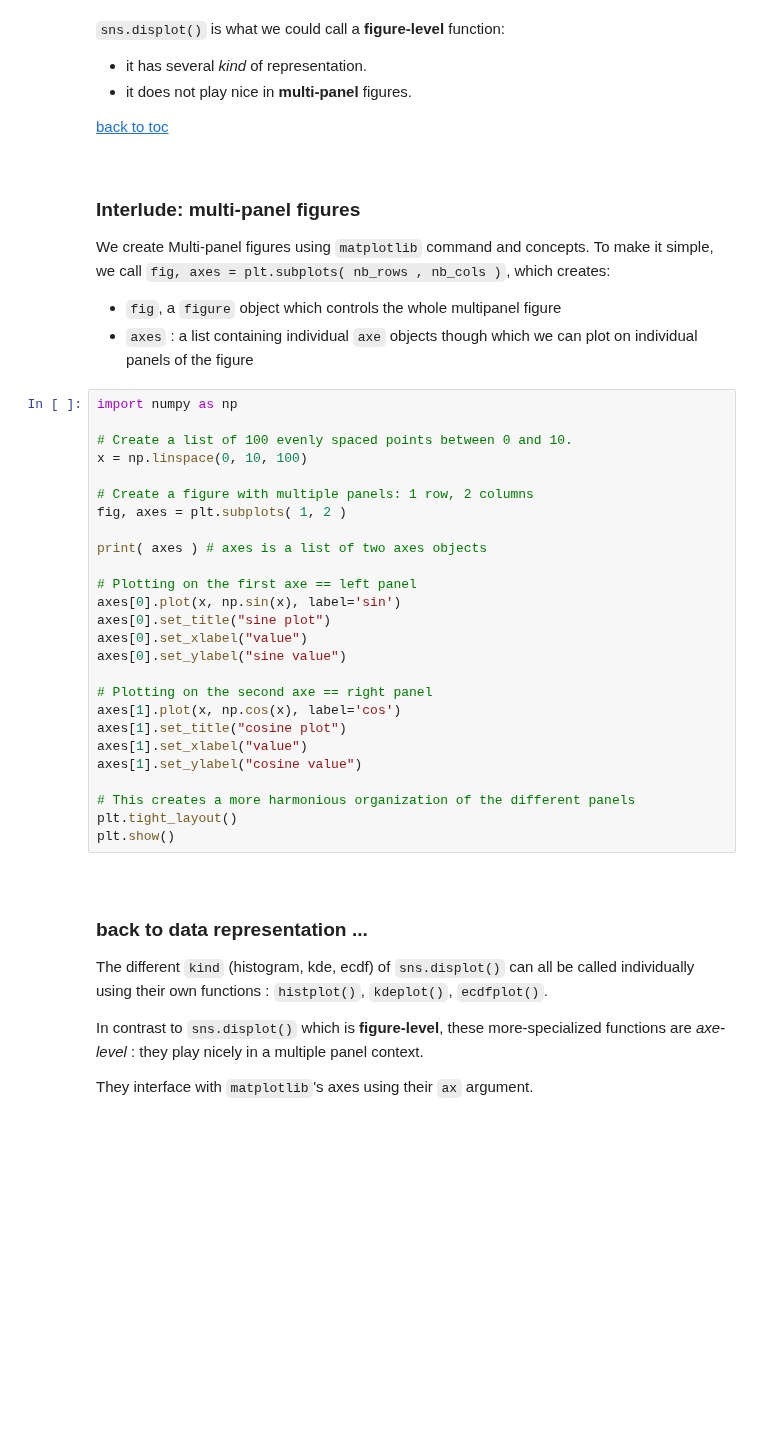
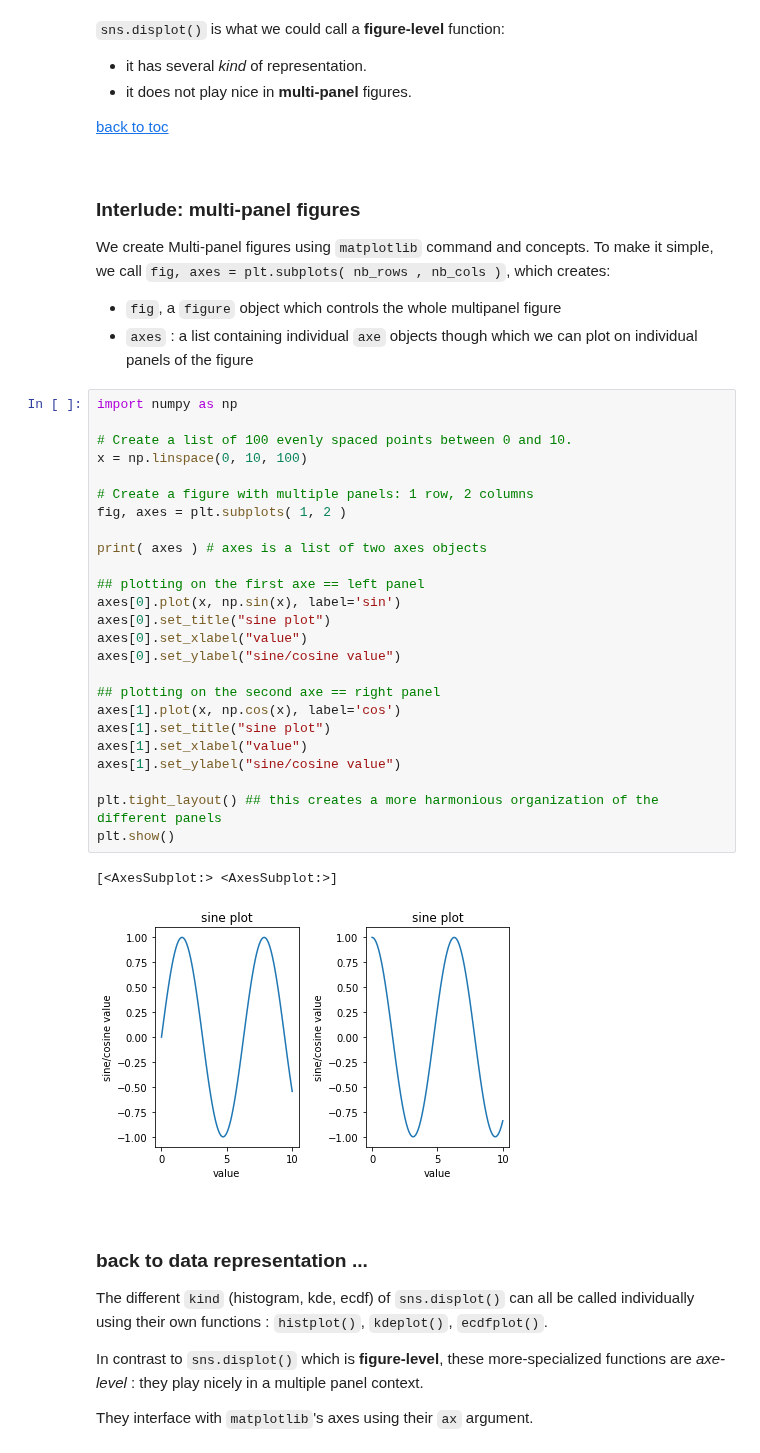
Before and after one commit to sib-swiss/intermediate-python-training, a Jupyter notebook: 01_data_manipulation_and_representation.ipynb, the cells around one changed output. Saved outputs shown, nothing was run; the diff lists cells and outputs as text; blank space fills up the shorter version.

```diff
--- a/01_data_manipulation_and_representation.ipynb
+++ b/01_data_manipulation_and_representation.ipynb
@@ -837,29 +1464,31 @@ To make it simple, we call `fig, axes = plt.subplots( nb_rows , nb_cols )`, whic
 # %%
 import numpy as np
 
 # Create a list of 100 evenly spaced points between 0 and 10.
 x = np.linspace(0, 10, 100)
 
 # Create a figure with multiple panels: 1 row, 2 columns
 fig, axes = plt.subplots( 1, 2 )
 
 print( axes ) # axes is a list of two axes objects
 
-# Plotting on the first axe == left panel
+## plotting on the first axe == left panel
 axes[0].plot(x, np.sin(x), label='sin')
 axes[0].set_title("sine plot")
 axes[0].set_xlabel("value")
-axes[0].set_ylabel("sine value")
+axes[0].set_ylabel("sine/cosine value")
 
-# Plotting on the second axe == right panel
+## plotting on the second axe == right panel
 axes[1].plot(x, np.cos(x), label='cos')
-axes[1].set_title("cosine plot")
+axes[1].set_title("sine plot")
 axes[1].set_xlabel("value")
-axes[1].set_ylabel("cosine value")
+axes[1].set_ylabel("sine/cosine value")
 
-# This creates a more harmonious organization of the different panels
-plt.tight_layout()
+plt.tight_layout() ## this creates a more harmonious organization of the different panels
 plt.show()
+# %% [output]
+[<AxesSubplot:> <AxesSubplot:>]
+[figure, added]
 # %% [markdown]
 <br>
 
```
Also changed, not shown: parts of 125 cells of this notebook, 6 other files.
